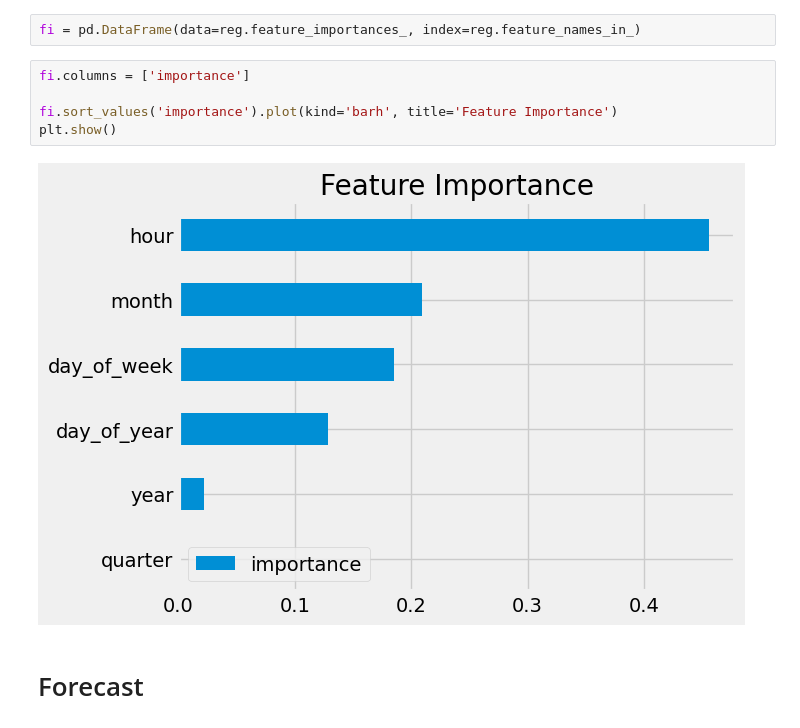
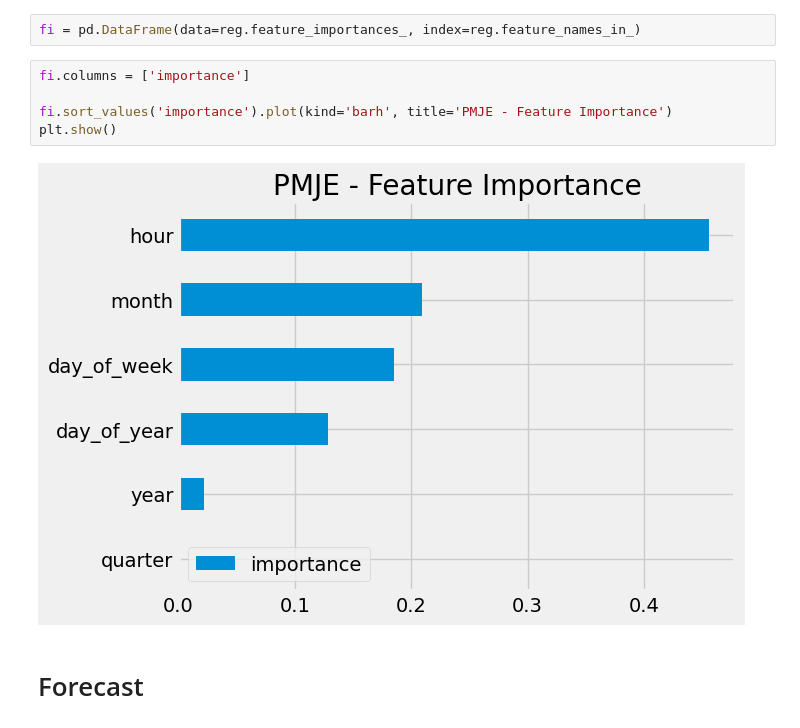
Before and after one commit to rsvagle/MachineLearning, a Jupyter notebook: EnergyTimeSeriesForecasting/EneryTimeForecastingPMJE.ipynb, the cells around one changed output. Saved outputs shown, nothing was run; the diff lists cells and outputs as text.

```diff
--- a/EnergyTimeSeriesForecasting/EneryTimeForecastingPMJE.ipynb
+++ b/EnergyTimeSeriesForecasting/EneryTimeForecastingPMJE.ipynb
@@ -162,10 +162,10 @@ fi = pd.DataFrame(data=reg.feature_importances_, index=reg.feature_names_in_)
 # %%
 fi.columns = ['importance']
 
-fi.sort_values('importance').plot(kind='barh', title='Feature Importance')
+fi.sort_values('importance').plot(kind='barh', title='PMJE - Feature Importance')
 plt.show()
 # %% [output]
-[figure, old version]
+[figure, new version]
 # %% [markdown]
 # Forecast
 # %%
```
Also changed, not shown: parts of 2 cells of this notebook, 22 other files.
